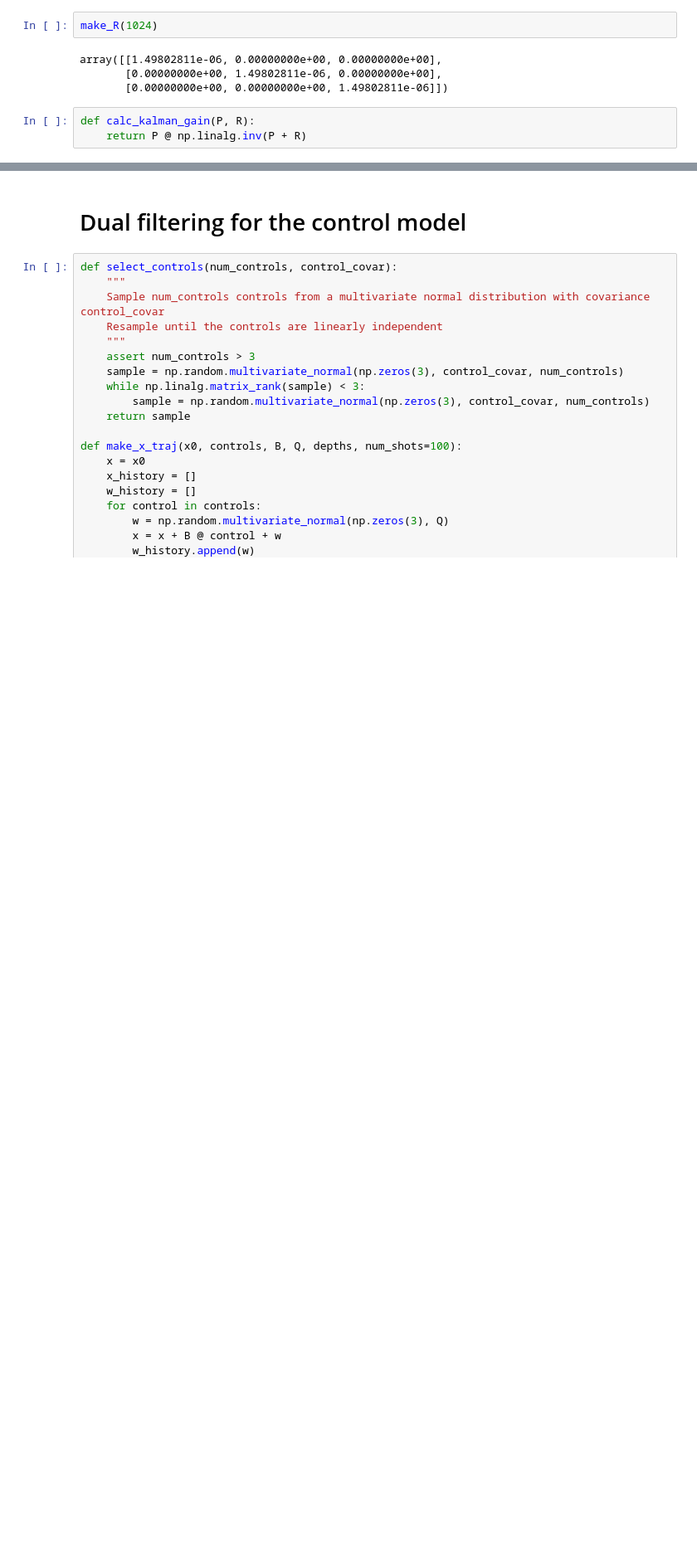
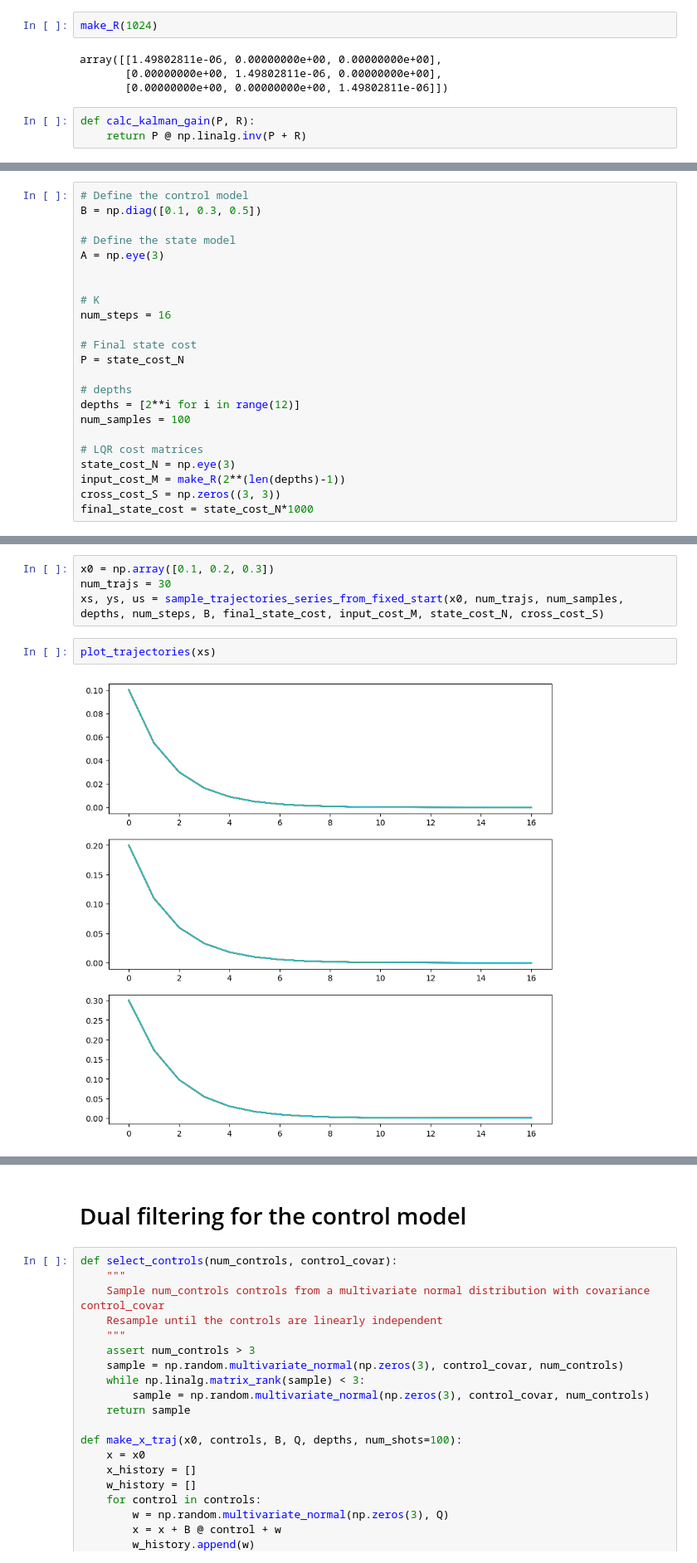
Before and after one commit to jpmarceaux/KalmanRPE, a Jupyter notebook: xy_RPE.ipynb, the cells around one changed output, grey strips where cells are left out. Shown at 83% size. Drawn from its saved outputs; the diff is of its cells as text; blank space fills up the shorter version.

```diff
--- a/xy_RPE.ipynb
+++ b/xy_RPE.ipynb
@@ -920,0 +1098,23 @@ plot_trajectories([x_history, y_history, x_hat_history], ['True', 'RPE', 'Kalman
+# %%
+# Define the control model
+B = np.diag([0.1, 0.3, 0.5])
+
+# Define the state model
+A = np.eye(3)
+
+
+# K
+num_steps = 16
+
+# Final state cost
+P = state_cost_N
+
+# depths
+depths = [2**i for i in range(12)]
+num_samples = 100
+
+# LQR cost matrices
+state_cost_N = np.eye(3)
+input_cost_M = make_R(2**(len(depths)-1))
+cross_cost_S = np.zeros((3, 3))
+final_state_cost = state_cost_N*1000
@@ -920,0 +1127,8 @@ plot_trajectories([x_history, y_history, x_hat_history], ['True', 'RPE', 'Kalman
+# %%
+x0 = np.array([0.1, 0.2, 0.3])
+num_trajs = 30
+xs, ys, us = sample_trajectories_series_from_fixed_start(x0, num_trajs, num_samples, depths, num_steps, B, final_state_cost, input_cost_M, state_cost_N, cross_cost_S)
+# %%
+plot_trajectories(xs)
+# %% [output]
+[figure, added]
```
Also changed, not shown: parts of 44 cells of this notebook, 4 other files.
